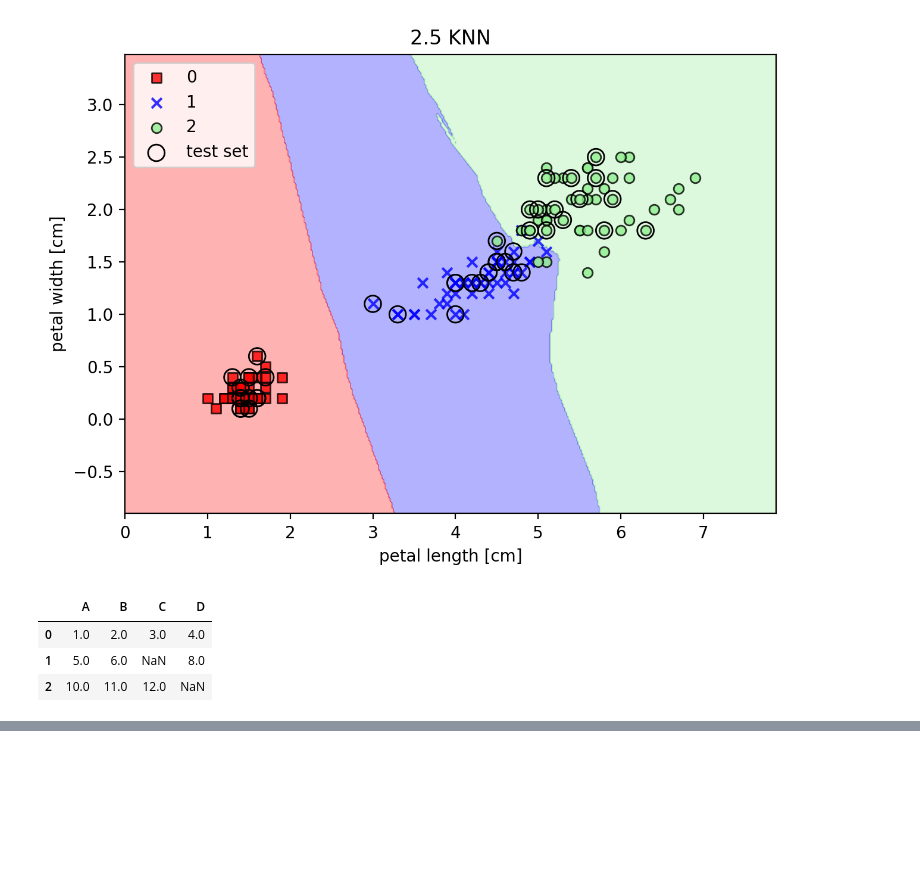
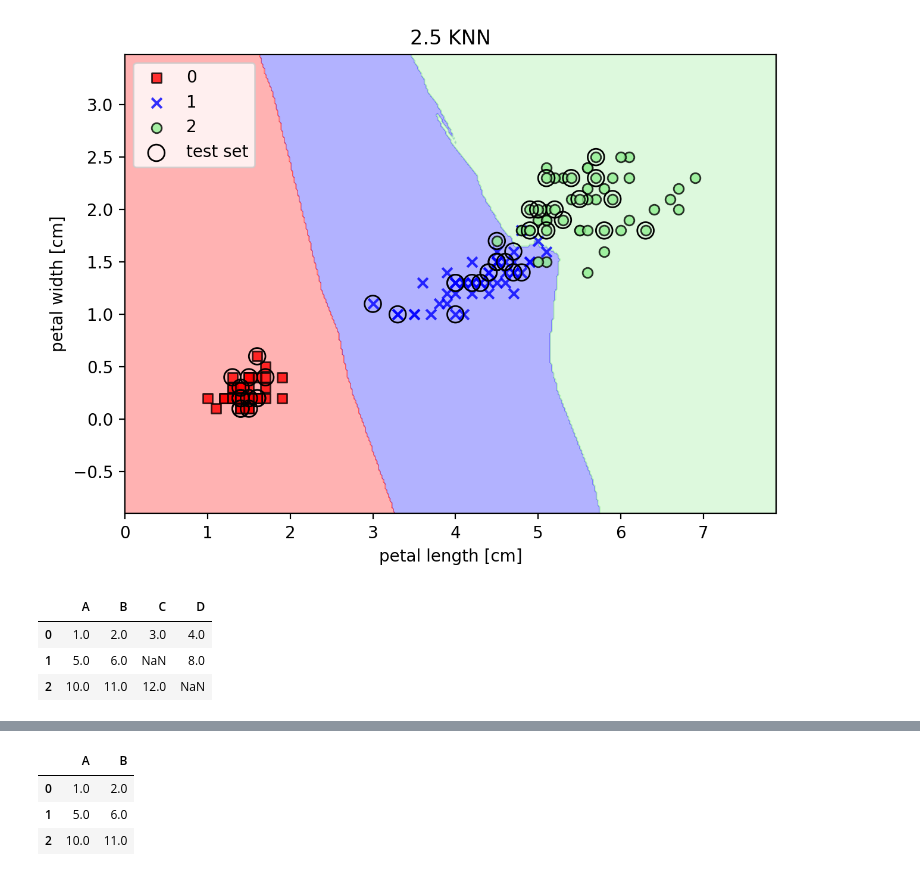
Before and after one commit to dae9999nam/COMP3314, a Jupyter notebook: COMP3314_Machine_Learning.ipynb, the cells around one changed output, grey strips where cells are left out. Cells and saved outputs as stored; diff of their text form; code cells hidden in the pictures; blank space fills up the shorter version.

Commit message:
Removing missing value columns or rows implemented

```diff
--- a/COMP3314_Machine_Learning.ipynb
+++ b/COMP3314_Machine_Learning.ipynb
@@ -721,0 +734,9 @@ df
+# %%
+#Remove Missing Data - remove the corresponding features(column) or samples(row)
+df.dropna(axis=0) # axis = 0 , consider rows --> rows with missing value can be dropped
+df.dropna(axis=1) # axis = 1, consider columns --> columns with missing value can be dropped
+# %% [output]
+|  | A | B |
+| 0 | 1.0 | 2.0 |
+| 1 | 5.0 | 6.0 |
+| 2 | 10.0 | 11.0 |
```
Also changed, not shown: parts of 1 cell of this notebook.
